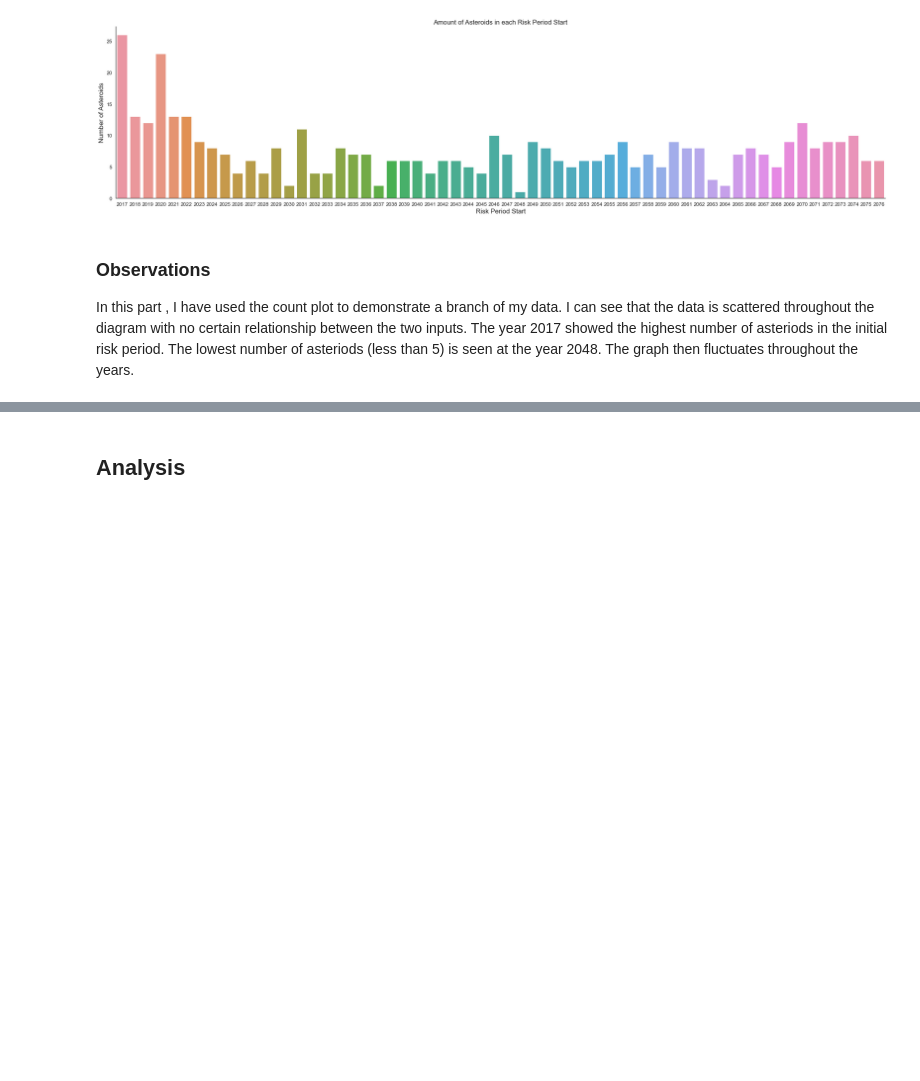
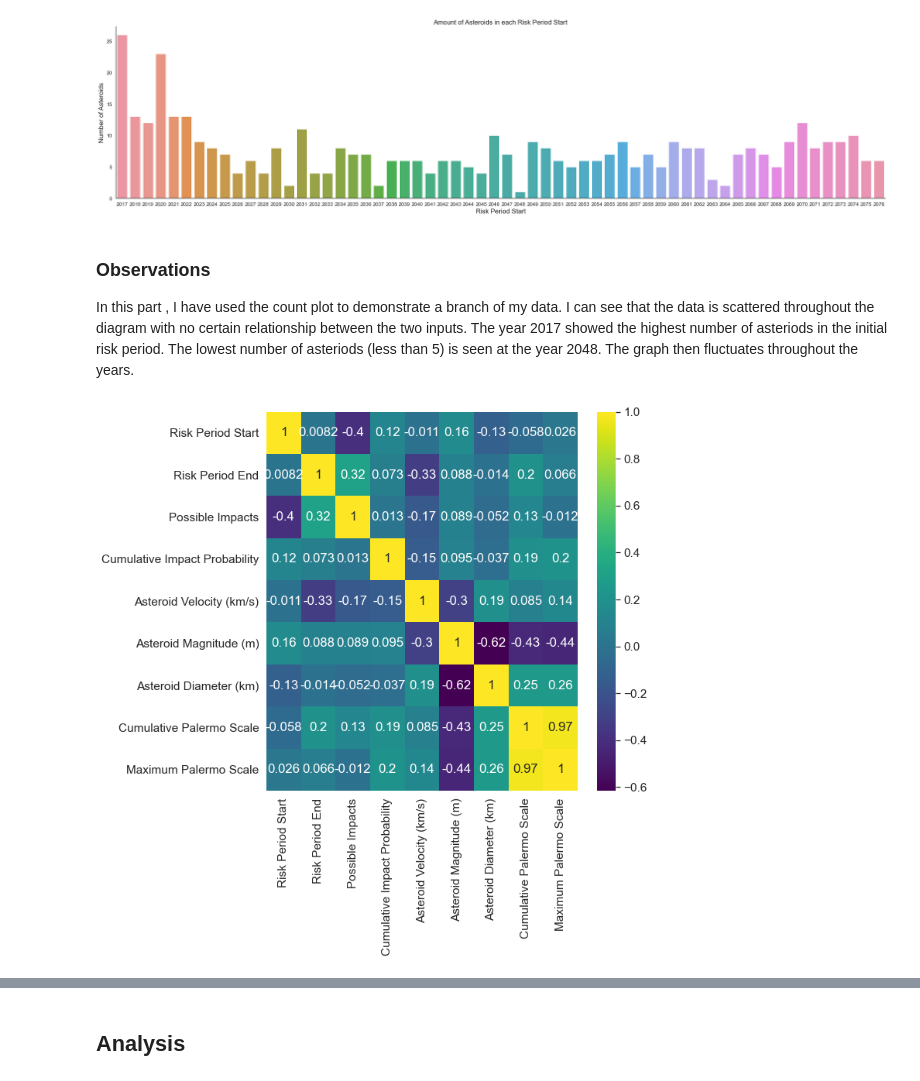
Before and after one commit to data301-2021-summer2/Group-43-Project, a Jupyter notebook: analysis/Task4/GroupSubmission.ipynb, the cells around one changed output, grey strips where cells are left out. Cells and saved outputs as stored; diff of their text form; code cells hidden in the pictures; blank space fills up the shorter version.

```diff
--- a/analysis/Task4/GroupSubmission.ipynb
+++ b/analysis/Task4/GroupSubmission.ipynb
@@ -103,3 +103,9 @@ plt.show()
 # %% [markdown]
 ### Observations
 In this part , I have used the count plot to demonstrate a branch of my data. I can see that the data is scattered throughout the diagram with no certain relationship between the two inputs. The year 2017 showed the highest number of asteriods in the initial risk period. The lowest number of asteriods (less than 5) is seen at the year 2048. The graph then fluctuates throughout the years.
+# %%
+fig, x=plt.subplots(figsize=(9,9))
+sns.heatmap(df.corr(), annot = True, cmap = 'viridis')
+plt.show()
+# %% [output]
+[figure, added]
```
Also changed, not shown: parts of 6 cells of this notebook.
